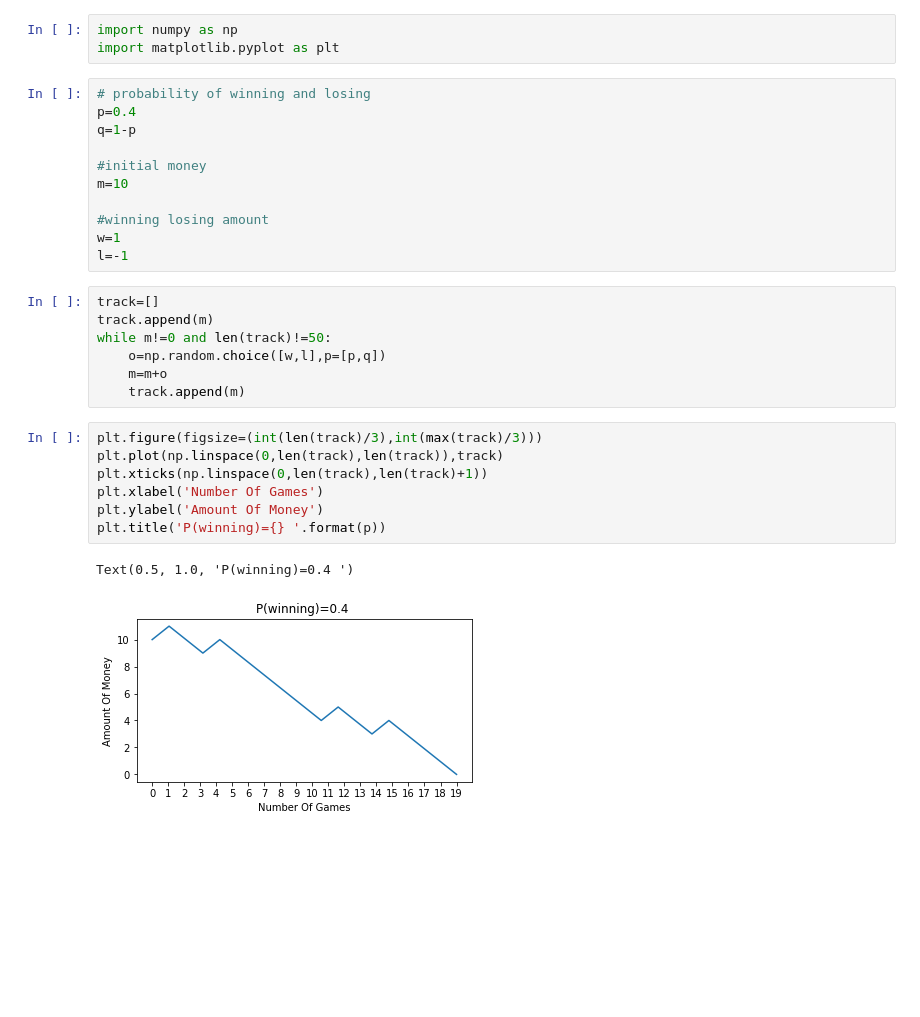
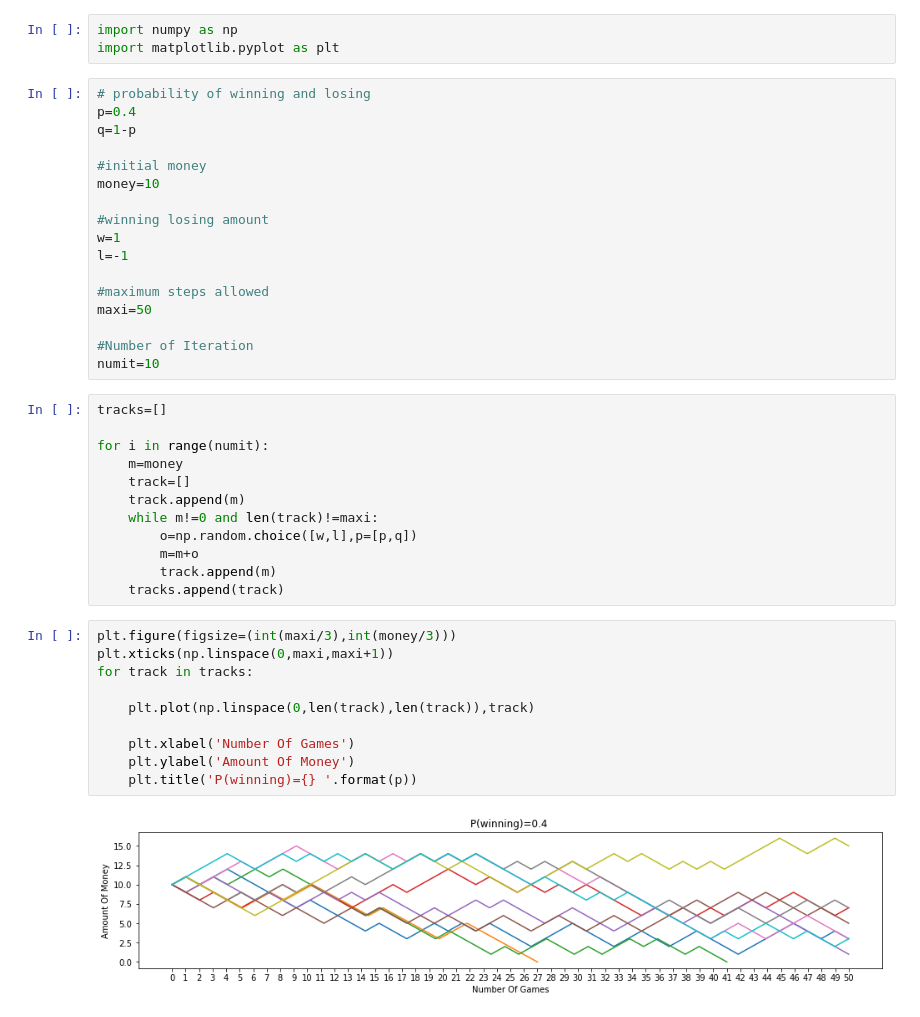
Before and after one commit to tonytian98/Gambler-s-Ruin-Simulation, a Jupyter notebook: Gambler's Ruin.ipynb, the cells around one changed output. Cells and saved outputs as stored; diff of their text form; blank space fills up the shorter version.

```diff
--- a/Gambler's Ruin.ipynb
+++ b/Gambler's Ruin.ipynb
@@ -7,25 +7,38 @@ p=0.4
 q=1-p
 
 #initial money
-m=10
+money=10
 
 #winning losing amount
 w=1
 l=-1
+
+#maximum steps allowed
+maxi=50
+
+#Number of Iteration
+numit=10
 # %%
-track=[]
-track.append(m)
-while m!=0 and len(track)!=50:
-    o=np.random.choice([w,l],p=[p,q])
-    m=m+o
+tracks=[]
+
+for i in range(numit):
+    m=money
+    track=[]
     track.append(m)
+    while m!=0 and len(track)!=maxi:
+        o=np.random.choice([w,l],p=[p,q])
+        m=m+o
+        track.append(m)
+    tracks.append(track)
 # %%
-plt.figure(figsize=(int(len(track)/3),int(max(track)/3)))
-plt.plot(np.linspace(0,len(track),len(track)),track)
-plt.xticks(np.linspace(0,len(track),len(track)+1))
-plt.xlabel('Number Of Games')
-plt.ylabel('Amount Of Money')
-plt.title('P(winning)={} '.format(p))
+plt.figure(figsize=(int(maxi/3),int(money/3)))
+plt.xticks(np.linspace(0,maxi,maxi+1))
+for track in tracks:
+
+    plt.plot(np.linspace(0,len(track),len(track)),track)
+
+    plt.xlabel('Number Of Games')
+    plt.ylabel('Amount Of Money')
+    plt.title('P(winning)={} '.format(p))
 # %% [output]
-Text(0.5, 1.0, 'P(winning)=0.4 ')
-[figure, old version]
+[figure, new version]
```
